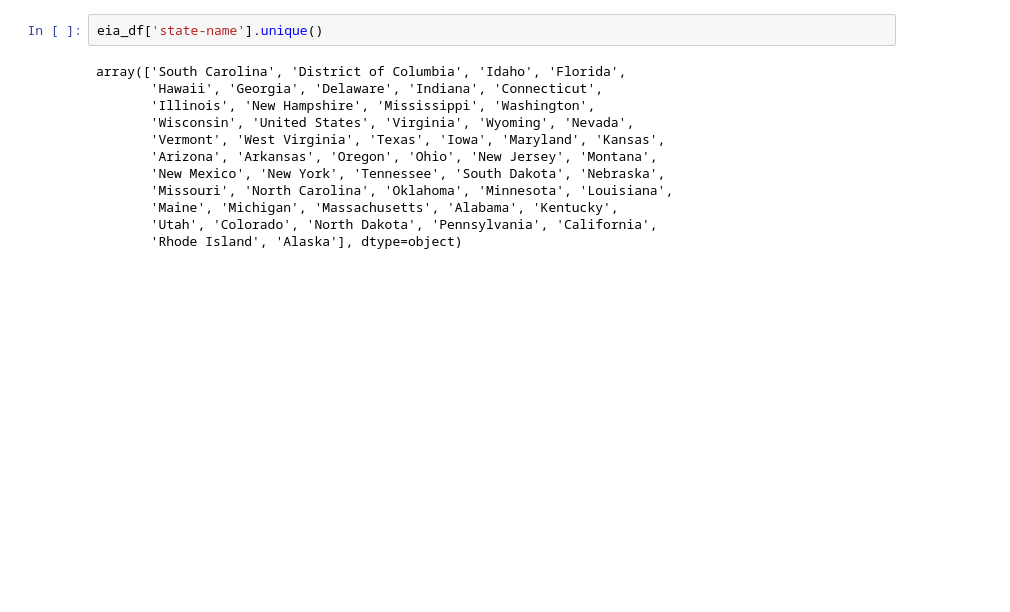
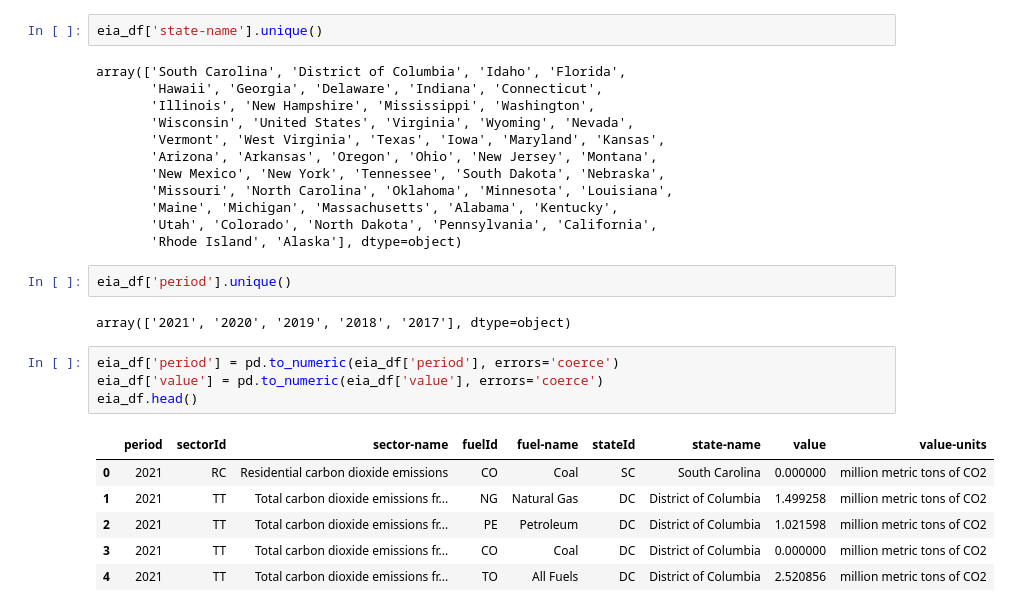
Before and after one commit to natalieassaad/labs, a Jupyter notebook: 01_api_calls/assignment_notebook.ipynb, the cells around one changed output. Drawn from its saved outputs; the diff is of its cells as text; blank space fills up the shorter version.

```diff
--- a/01_api_calls/assignment_notebook.ipynb
+++ b/01_api_calls/assignment_notebook.ipynb
@@ -330,3 +330,18 @@ array(['South Carolina', 'District of Columbia', 'Idaho', 'Florida',
        'Maine', 'Michigan', 'Massachusetts', 'Alabama', 'Kentucky',
        'Utah', 'Colorado', 'North Dakota', 'Pennsylvania', 'California',
        'Rhode Island', 'Alaska'], dtype=object)
+# %%
+eia_df['period'].unique()
+# %% [output]
+array(['2021', '2020', '2019', '2018', '2017'], dtype=object)
+# %%
+eia_df['period'] = pd.to_numeric(eia_df['period'], errors='coerce')
+eia_df['value'] = pd.to_numeric(eia_df['value'], errors='coerce')
+eia_df.head()
+# %% [output]
+|  | period | sectorId | sector-name | fuelId | fuel-name | stateId | state-name | value | value-units |
+| 0 | 2021 | RC | Residential carbon dioxide emissions | CO | Coal | SC | South Carolina | 0.000000 | million metric tons of CO2 |
+| 1 | 2021 | TT | Total carbon dioxide emissions fr... | NG | Natural Gas | DC | District of Columbia | 1.499258 | million metric tons of CO2 |
+| 2 | 2021 | TT | Total carbon dioxide emissions fr... | PE | Petroleum | DC | District of Columbia | 1.021598 | million metric tons of CO2 |
+| 3 | 2021 | TT | Total carbon dioxide emissions fr... | CO | Coal | DC | District of Columbia | 0.000000 | million metric tons of CO2 |
+| 4 | 2021 | TT | Total carbon dioxide emissions fr... | TO | All Fuels | DC | District of Columbia | 2.520856 | million metric tons of CO2 |
```
Also changed, not shown: parts of 2 cells of this notebook.
